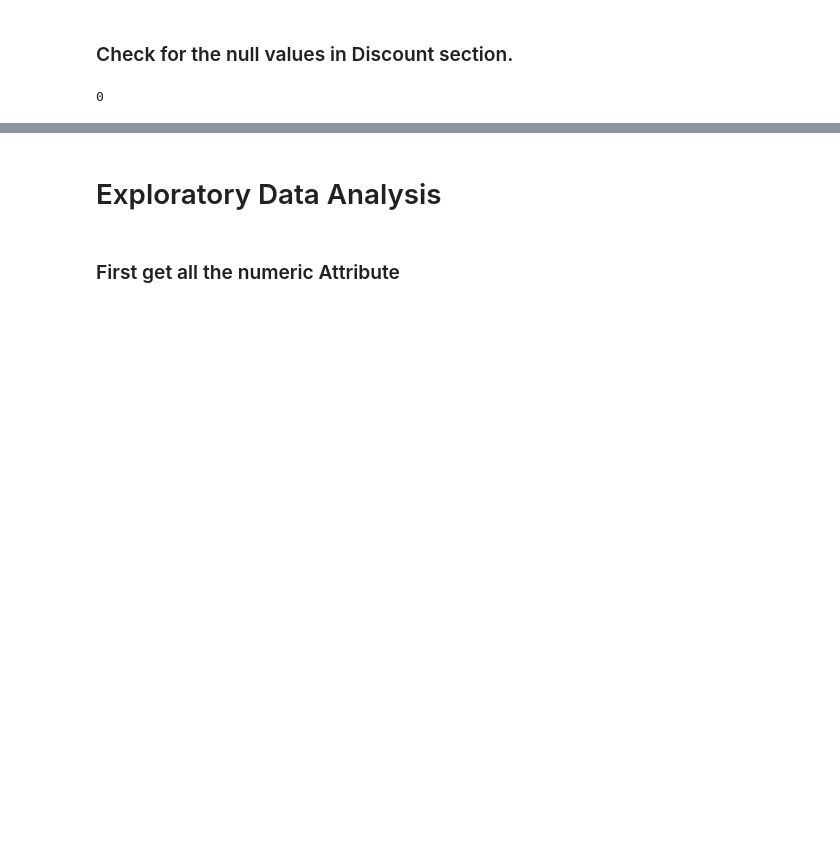
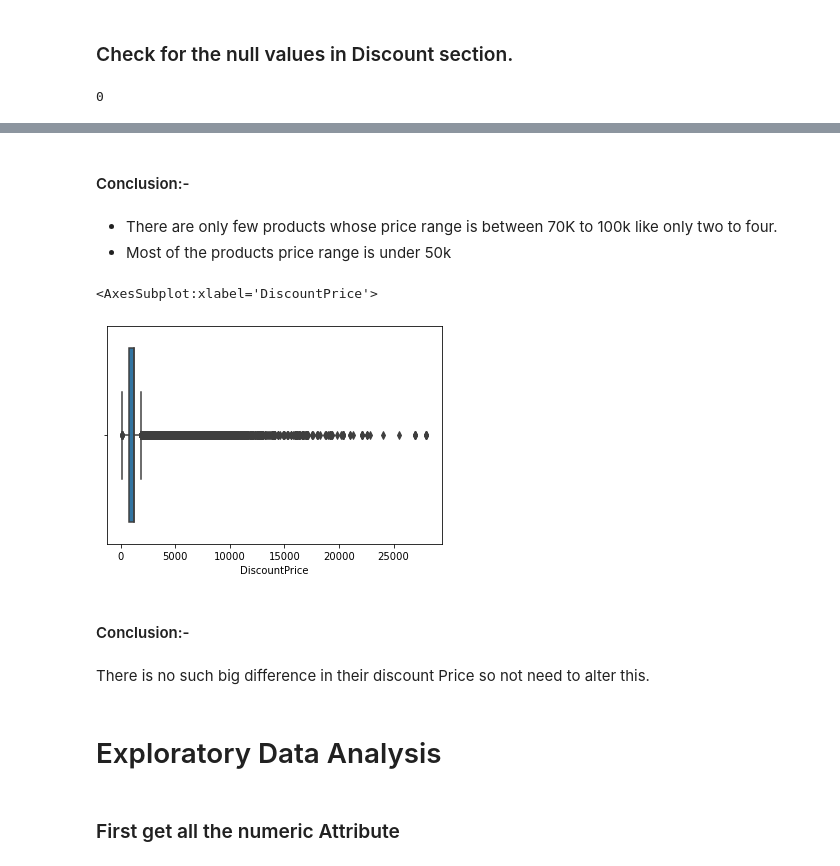
Before and after one commit to Jahanwi07/Myntra-Online-Shopping, a Jupyter notebook: EDA _PROJECT.ipynb, the cells around one changed output, grey strips where cells are left out. Drawn from its saved outputs; the diff is of its cells as text; code cells hidden in the pictures; blank space fills up the shorter version.

```diff
--- a/EDA _PROJECT.ipynb
+++ b/EDA _PROJECT.ipynb
@@ -349,3 +348,17 @@ IQR =  433.44440112055577
+# %% [markdown]
+#### Conclusion:-
+# %% [markdown]
+- There are only few products whose price range is between 70K to 100k like only two to four.
+- Most of the products price range is under 50k
+# %%
+sns.boxplot(data1['DiscountPrice'])
+# %% [output]
+<AxesSubplot:xlabel='DiscountPrice'>
+[figure, added]
+# %% [markdown]
+#### Conclusion:-
+# %% [markdown]
+There is no such big difference in their discount Price so not need to alter this.
 # %% [markdown]
 # Exploratory Data Analysis
 # %% [markdown]
```
Also changed, not shown: parts of 44 cells of this notebook.
